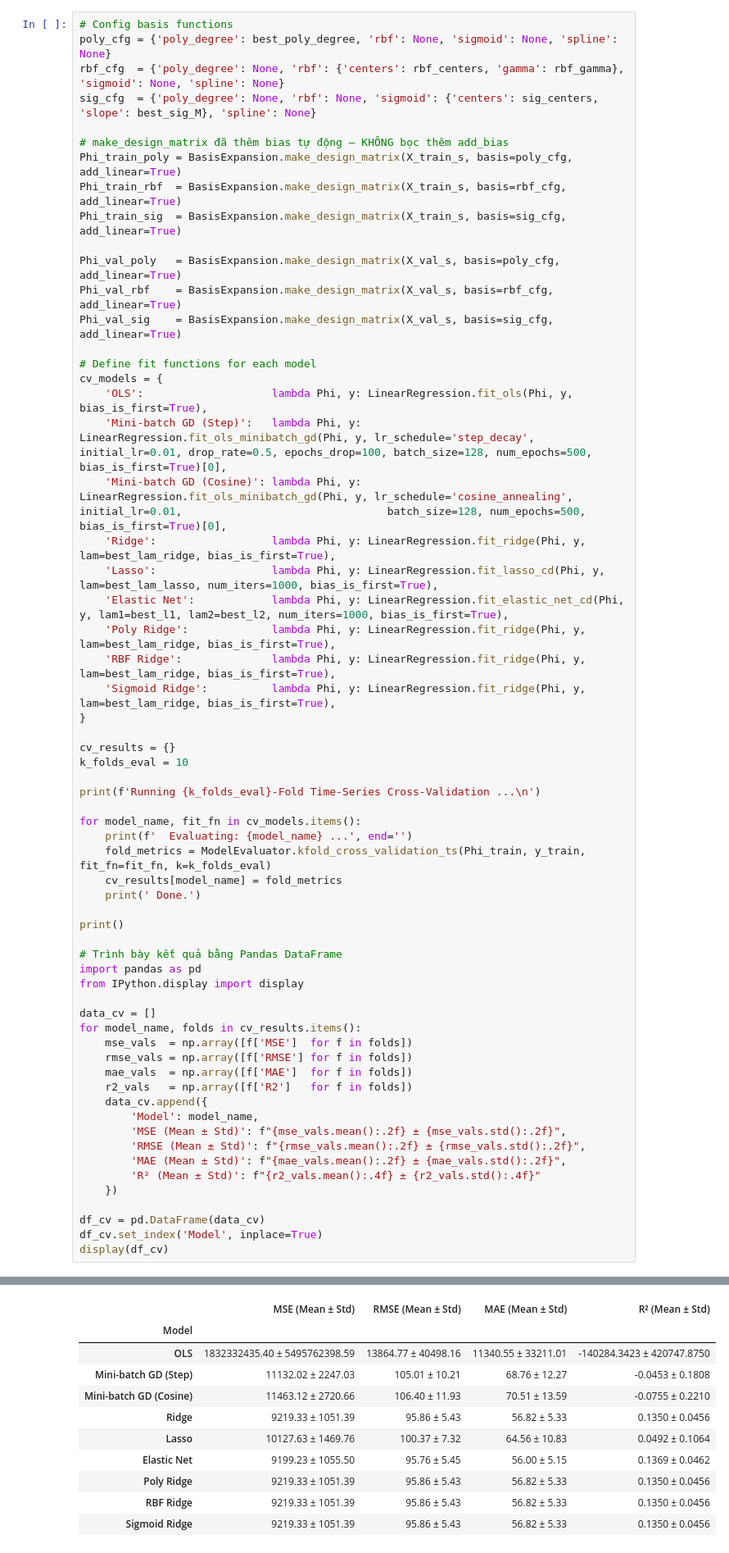
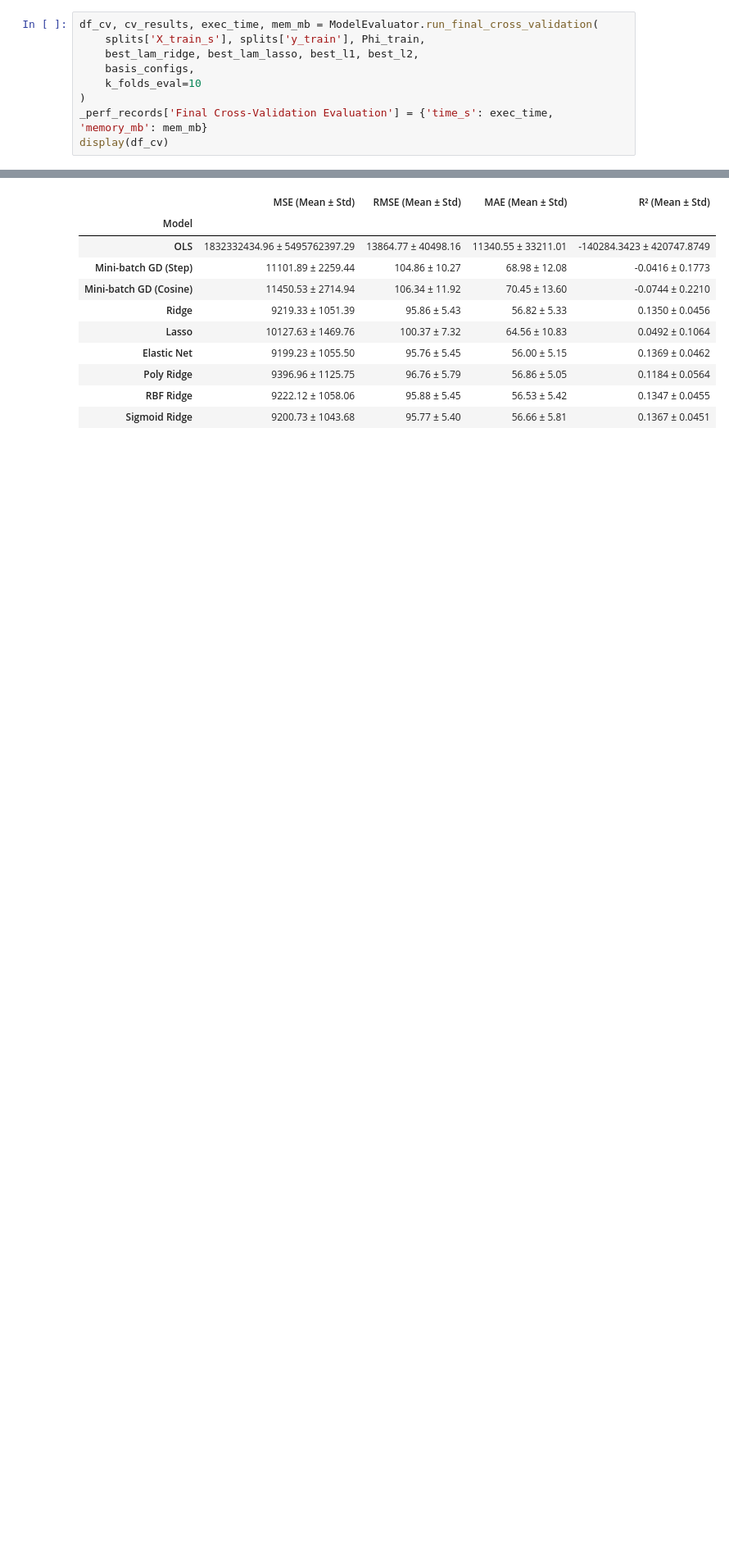
Before and after one commit to ThanhChuong12/Supervised-Learning-Regression-Classification, a Jupyter notebook: code/Part1_Regression/02_modeling.ipynb, the cells around one changed output, grey strips where cells are left out. Shown at 82% size. Drawn from its saved outputs; the diff is of its cells as text; blank space fills up the shorter version.

```diff
--- a/code/Part1_Regression/02_modeling.ipynb
+++ b/code/Part1_Regression/02_modeling.ipynb
@@ -1500,66 +1183,13 @@ To obtain a more robust estimate of model performance, we perform **10-fold Time
 
 This method respects the temporal ordering of the data — the training window expands forward in time with each fold, and the validation fold always follows immediately after.
 # %%
-# Config basis functions
-poly_cfg = {'poly_degree': best_poly_degree, 'rbf': None, 'sigmoid': None, 'spline': None}
-rbf_cfg  = {'poly_degree': None, 'rbf': {'centers': rbf_centers, 'gamma': rbf_gamma}, 'sigmoid': None, 'spline': None}
-sig_cfg  = {'poly_degree': None, 'rbf': None, 'sigmoid': {'centers': sig_centers, 'slope': best_sig_M}, 'spline': None}
-
-# make_design_matrix đã thêm bias tự động — KHÔNG bọc thêm add_bias
-Phi_train_poly = BasisExpansion.make_design_matrix(X_train_s, basis=poly_cfg, add_linear=True)
-Phi_train_rbf  = BasisExpansion.make_design_matrix(X_train_s, basis=rbf_cfg,  add_linear=True)
-Phi_train_sig  = BasisExpansion.make_design_matrix(X_train_s, basis=sig_cfg,  add_linear=True)
-
-Phi_val_poly   = BasisExpansion.make_design_matrix(X_val_s, basis=poly_cfg, add_linear=True)
-Phi_val_rbf    = BasisExpansion.make_design_matrix(X_val_s, basis=rbf_cfg,  add_linear=True)
-Phi_val_sig    = BasisExpansion.make_design_matrix(X_val_s, basis=sig_cfg,  add_linear=True)
-
-# Define fit functions for each model
-cv_models = {
-    'OLS':                    lambda Phi, y: LinearRegression.fit_ols(Phi, y, bias_is_first=True),
-    'Mini-batch GD (Step)':   lambda Phi, y: LinearRegression.fit_ols_minibatch_gd(Phi, y, lr_schedule='step_decay',       initial_lr=0.01, drop_rate=0.5, epochs_drop=100, batch_size=128, num_epochs=500, bias_is_first=True)[0],
-    'Mini-batch GD (Cosine)': lambda Phi, y: LinearRegression.fit_ols_minibatch_gd(Phi, y, lr_schedule='cosine_annealing', initial_lr=0.01,                                batch_size=128, num_epochs=500, bias_is_first=True)[0],
-    'Ridge':                  lambda Phi, y: LinearRegression.fit_ridge(Phi, y, lam=best_lam_ridge, bias_is_first=True),
-    'Lasso':                  lambda Phi, y: LinearRegression.fit_lasso_cd(Phi, y, lam=best_lam_lasso, num_iters=1000, bias_is_first=True),
-    'Elastic Net':            lambda Phi, y: LinearRegression.fit_elastic_net_cd(Phi, y, lam1=best_l1, lam2=best_l2, num_iters=1000, bias_is_first=True),
-    'Poly Ridge':             lambda Phi, y: LinearRegression.fit_ridge(Phi, y, lam=best_lam_ridge, bias_is_first=True),
-    'RBF Ridge':              lambda Phi, y: LinearRegression.fit_ridge(Phi, y, lam=best_lam_ridge, bias_is_first=True),
-    'Sigmoid Ridge':          lambda Phi, y: LinearRegression.fit_ridge(Phi, y, lam=best_lam_ridge, bias_is_first=True),
-}
-
-cv_results = {}
-k_folds_eval = 10
-
-print(f'Running {k_folds_eval}-Fold Time-Series Cross-Validation ...\n')
-
-for model_name, fit_fn in cv_models.items():
-    print(f'  Evaluating: {model_name} ...', end='')
-    fold_metrics = ModelEvaluator.kfold_cross_validation_ts(Phi_train, y_train, fit_fn=fit_fn, k=k_folds_eval)
-    cv_results[model_name] = fold_metrics
-    print(' Done.')
-
-print()
-
-# Trình bày kết quả bằng Pandas DataFrame
-import pandas as pd
-from IPython.display import display
-
-data_cv = []
-for model_name, folds in cv_results.items():
-    mse_vals  = np.array([f['MSE']  for f in folds])
-    rmse_vals = np.array([f['RMSE'] for f in folds])
-    mae_vals  = np.array([f['MAE']  for f in folds])
-    r2_vals   = np.array([f['R2']   for f in folds])
-    data_cv.append({
-        'Model': model_name,
-        'MSE (Mean ± Std)': f"{mse_vals.mean():.2f} ± {mse_vals.std():.2f}",
-        'RMSE (Mean ± Std)': f"{rmse_vals.mean():.2f} ± {rmse_vals.std():.2f}",
-        'MAE (Mean ± Std)': f"{mae_vals.mean():.2f} ± {mae_vals.std():.2f}",
-        'R² (Mean ± Std)': f"{r2_vals.mean():.4f} ± {r2_vals.std():.4f}"
-    })
-
-df_cv = pd.DataFrame(data_cv)
-df_cv.set_index('Model', inplace=True)
+df_cv, cv_results, exec_time, mem_mb = ModelEvaluator.run_final_cross_validation(
+    splits['X_train_s'], splits['y_train'], Phi_train,
+    best_lam_ridge, best_lam_lasso, best_l1, best_l2,
+    basis_configs,
+    k_folds_eval=10
+)
+_perf_records['Final Cross-Validation Evaluation'] = {'time_s': exec_time, 'memory_mb': mem_mb}
 display(df_cv)
 # %% [output]
 Running 10-Fold Time-Series Cross-Validation ...
@@ -1576,14 +1206,14 @@ Running 10-Fold Time-Series Cross-Validation ...
 |  | MSE (Mean ± Std) | RMSE (Mean ± Std) | MAE (Mean ± Std) | R² (Mean ± Std) |
 | Model |  |  |  |  |
-| OLS | 1832332435.40 ± 5495762398.59 | 13864.77 ± 40498.16 | 11340.55 ± 33211.01 | -140284.3423 ± 420747.8750 |
-| Mini-batch GD (Step) | 11132.02 ± 2247.03 | 105.01 ± 10.21 | 68.76 ± 12.27 | -0.0453 ± 0.1808 |
-| Mini-batch GD (Cosine) | 11463.12 ± 2720.66 | 106.40 ± 11.93 | 70.51 ± 13.59 | -0.0755 ± 0.2210 |
+| OLS | 1832332434.96 ± 5495762397.29 | 13864.77 ± 40498.16 | 11340.55 ± 33211.01 | -140284.3423 ± 420747.8749 |
+| Mini-batch GD (Step) | 11101.89 ± 2259.44 | 104.86 ± 10.27 | 68.98 ± 12.08 | -0.0416 ± 0.1773 |
+| Mini-batch GD (Cosine) | 11450.53 ± 2714.94 | 106.34 ± 11.92 | 70.45 ± 13.60 | -0.0744 ± 0.2210 |
 | Ridge | 9219.33 ± 1051.39 | 95.86 ± 5.43 | 56.82 ± 5.33 | 0.1350 ± 0.0456 |
 | Lasso | 10127.63 ± 1469.76 | 100.37 ± 7.32 | 64.56 ± 10.83 | 0.0492 ± 0.1064 |
 | Elastic Net | 9199.23 ± 1055.50 | 95.76 ± 5.45 | 56.00 ± 5.15 | 0.1369 ± 0.0462 |
-| Poly Ridge | 9219.33 ± 1051.39 | 95.86 ± 5.43 | 56.82 ± 5.33 | 0.1350 ± 0.0456 |
-| RBF Ridge | 9219.33 ± 1051.39 | 95.86 ± 5.43 | 56.82 ± 5.33 | 0.1350 ± 0.0456 |
-| Sigmoid Ridge | 9219.33 ± 1051.39 | 95.86 ± 5.43 | 56.82 ± 5.33 | 0.1350 ± 0.0456 |
+| Poly Ridge | 9396.96 ± 1125.75 | 96.76 ± 5.79 | 56.86 ± 5.05 | 0.1184 ± 0.0564 |
+| RBF Ridge | 9222.12 ± 1058.06 | 95.88 ± 5.45 | 56.53 ± 5.42 | 0.1347 ± 0.0455 |
+| Sigmoid Ridge | 9200.73 ± 1043.68 | 95.77 ± 5.40 | 56.66 ± 5.81 | 0.1367 ± 0.0451 |
 # %% [markdown]
 ## **11.6 Statistical Significance Tests**
 
```
Also changed, not shown: parts of 27 cells of this notebook, 6 other files.
